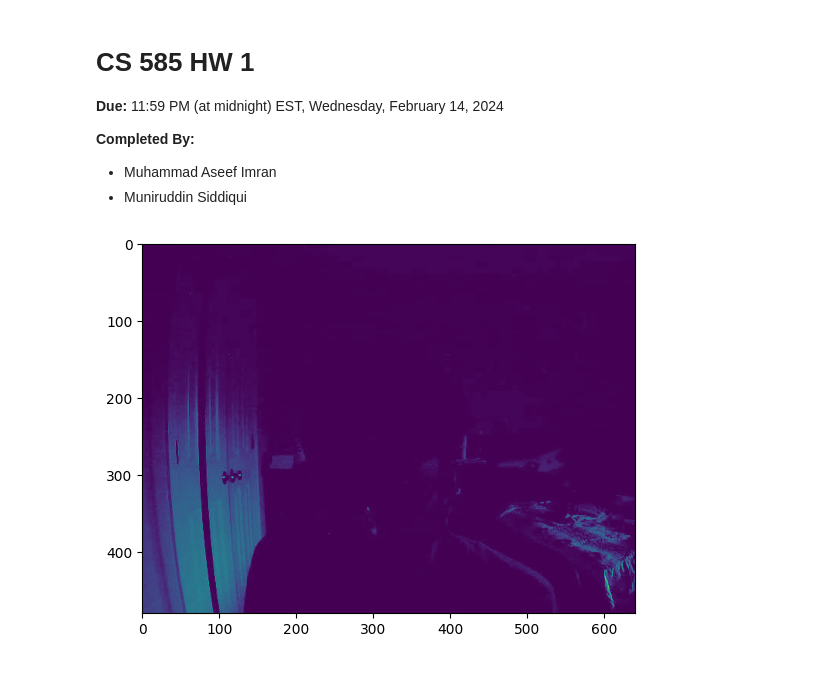
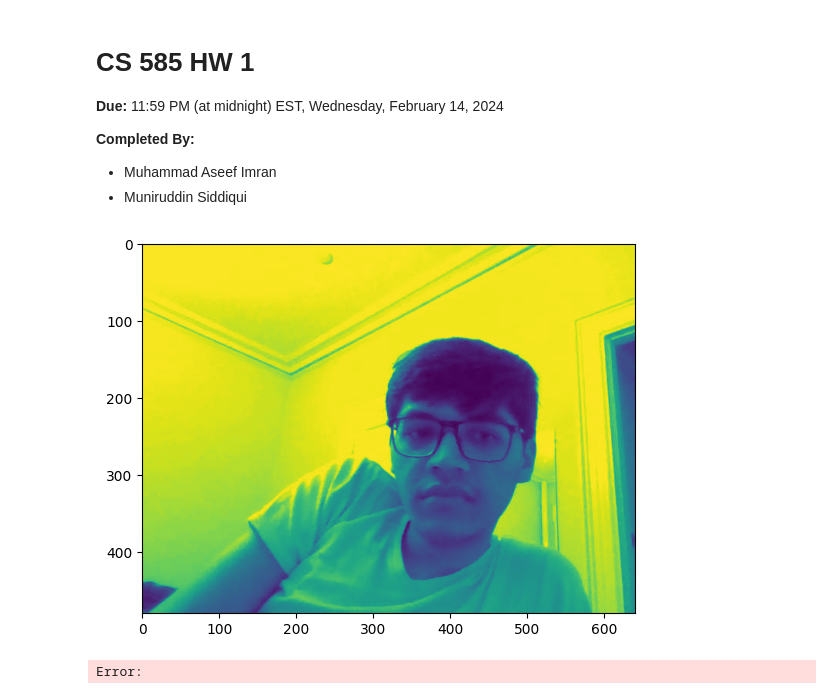
Before and after one commit to Aseeef/CS585-HW2, a Jupyter notebook: hw2.ipynb, the cells around one changed output. Saved outputs shown, nothing was run; the diff lists cells and outputs as text; code cells hidden in the pictures.

```diff
--- a/hw2.ipynb
+++ b/hw2.ipynb
@@ -20,11 +20,11 @@ webcam = cv.VideoCapture(0)
 # %%
 success, frame = webcam.read()
 if success:
-    frame = cv.cvtColor(frame, cv.COLOR_RGB2GRAY)
+    frame = cv.cvtColor(frame, cv.COLOR_BGR2GRAY)
     plt.imshow(frame)
     plt.plot()
 # %% [output]
-[figure, old version]
+[figure, new version]
 # %%
 def rescaleFrame(frame: Mat | ndarray[Any, dtype[generic]] | ndarray, scale) -> UMat:
     height = int(frame.shape[0] * scale)
@@ -87,3 +87,5 @@ while True:
 
     if cv.waitKey(20) & 0xFF==ord('d'):
         break
+# %% [output]
+Error:
```
Also changed, not shown: 1 other file.
